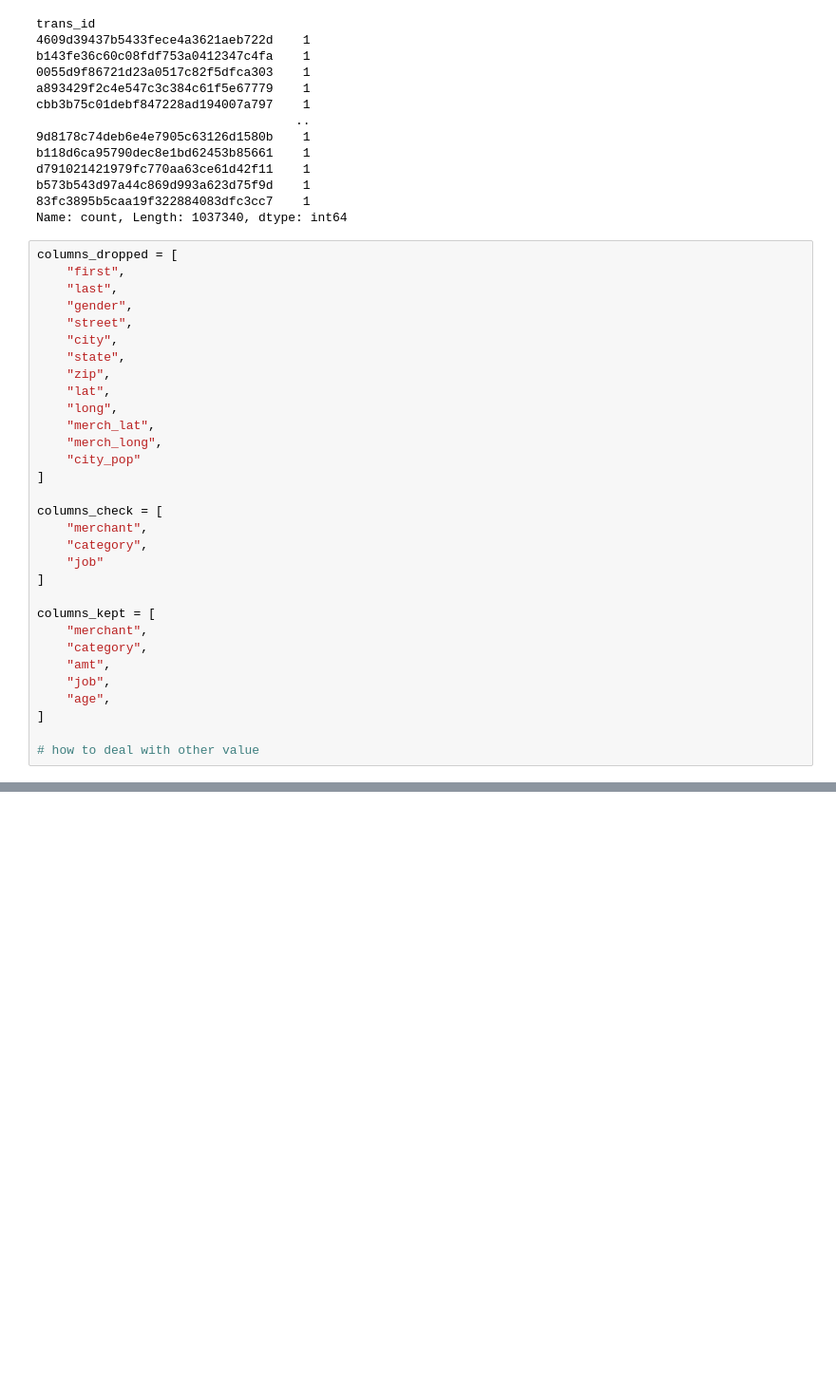
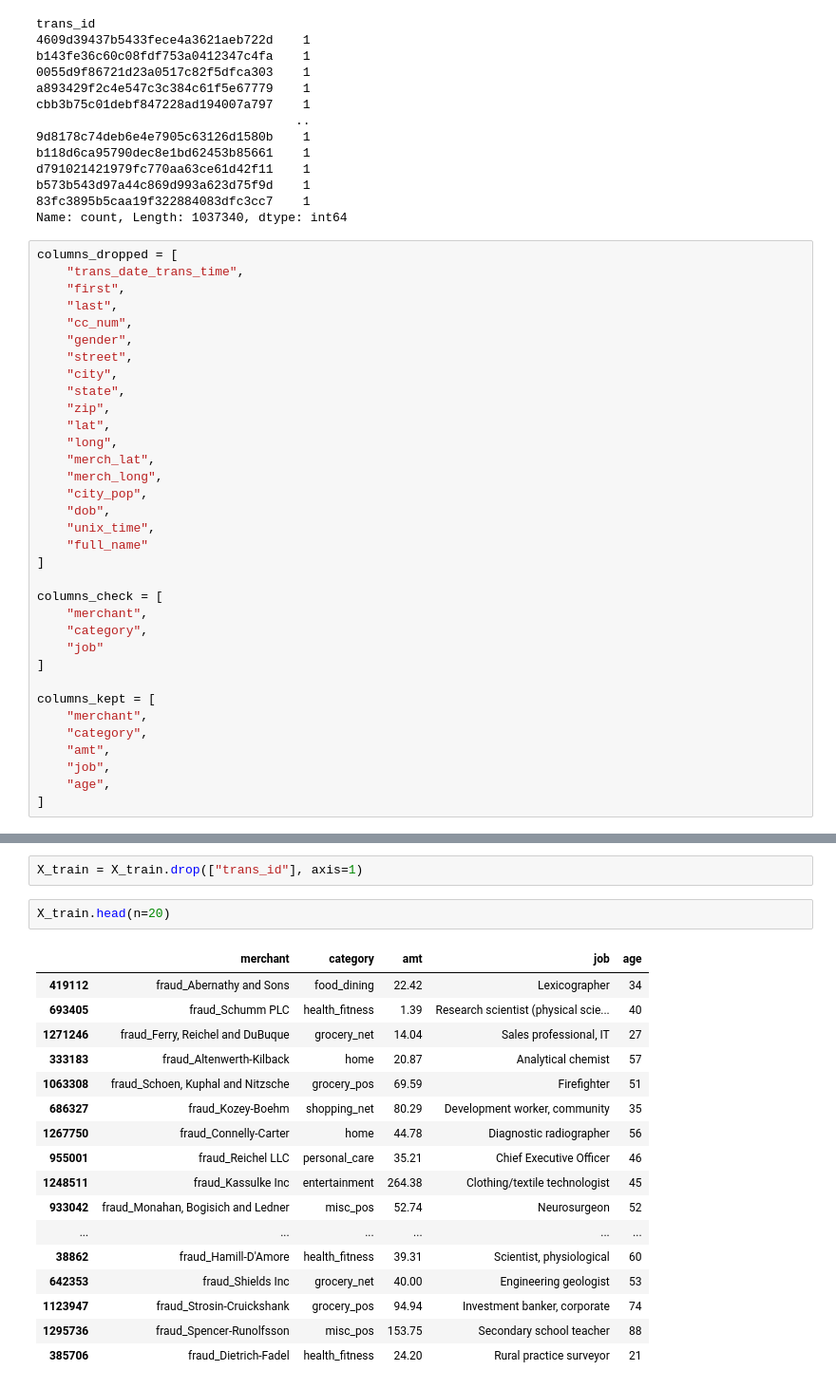
Before and after one commit to LearnerSamuelX/fraud_detection, a Jupyter notebook: M_A's_EDA.ipynb, the cells around one changed output, grey strips where cells are left out. Shown at 95% size. Saved outputs shown, nothing was run; the diff lists cells and outputs as text; blank space fills up the shorter version.

```diff
--- a/M_A's_EDA.ipynb
+++ b/M_A's_EDA.ipynb
@@ -281,8 +295,10 @@ b573b543d97a44c869d993a623d75f9d    1
 Name: count, Length: 1037340, dtype: int64
 # %%
 columns_dropped = [
+    "trans_date_trans_time",
     "first",
     "last",
+    "cc_num",
     "gender",
     "street",
     "city",
@@ -292,7 +308,10 @@ columns_dropped = [
     "long",
     "merch_lat",
     "merch_long",
-    "city_pop"
+    "city_pop",
+    "dob",
+    "unix_time",
+    "full_name"
 ]
 
 columns_check = [
@@ -308,5 +327,3 @@ columns_kept = [
     "job",
     "age",
 ]
-
-# how to deal with other value
@@ -319,0 +346,22 @@ X_train['age'] = (now.date().year - X_train['dob'].dt.year)
+# %%
+X_train = X_train.drop(["trans_id"], axis=1)
+# %%
+X_train.head(n=20)
+# %% [output]
+|  | merchant | category | amt | job | age |
+| 419112 | fraud_Abernathy and Sons | food_dining | 22.42 | Lexicographer | 34 |
+| 693405 | fraud_Schumm PLC | health_fitness | 1.39 | Research scientist (physical scie... | 40 |
+| 1271246 | fraud_Ferry, Reichel and DuBuque | grocery_net | 14.04 | Sales professional, IT | 27 |
+| 333183 | fraud_Altenwerth-Kilback | home | 20.87 | Analytical chemist | 57 |
+| 1063308 | fraud_Schoen, Kuphal and Nitzsche | grocery_pos | 69.59 | Firefighter | 51 |
+| 686327 | fraud_Kozey-Boehm | shopping_net | 80.29 | Development worker, community | 35 |
+| 1267750 | fraud_Connelly-Carter | home | 44.78 | Diagnostic radiographer | 56 |
+| 955001 | fraud_Reichel LLC | personal_care | 35.21 | Chief Executive Officer | 46 |
+| 1248511 | fraud_Kassulke Inc | entertainment | 264.38 | Clothing/textile technologist | 45 |
+| 933042 | fraud_Monahan, Bogisich and Ledner | misc_pos | 52.74 | Neurosurgeon | 52 |
+| ... | ... | ... | ... | ... | ... |
+| 38862 | fraud_Hamill-D'Amore | health_fitness | 39.31 | Scientist, physiological | 60 |
+| 642353 | fraud_Shields Inc | grocery_net | 40.00 | Engineering geologist | 53 |
+| 1123947 | fraud_Strosin-Cruickshank | grocery_pos | 94.94 | Investment banker, corporate | 74 |
+| 1295736 | fraud_Spencer-Runolfsson | misc_pos | 153.75 | Secondary school teacher | 88 |
+| 385706 | fraud_Dietrich-Fadel | health_fitness | 24.20 | Rural practice surveyor | 21 |
```
Also changed, not shown: parts of 16 cells of this notebook, 1 other file.
